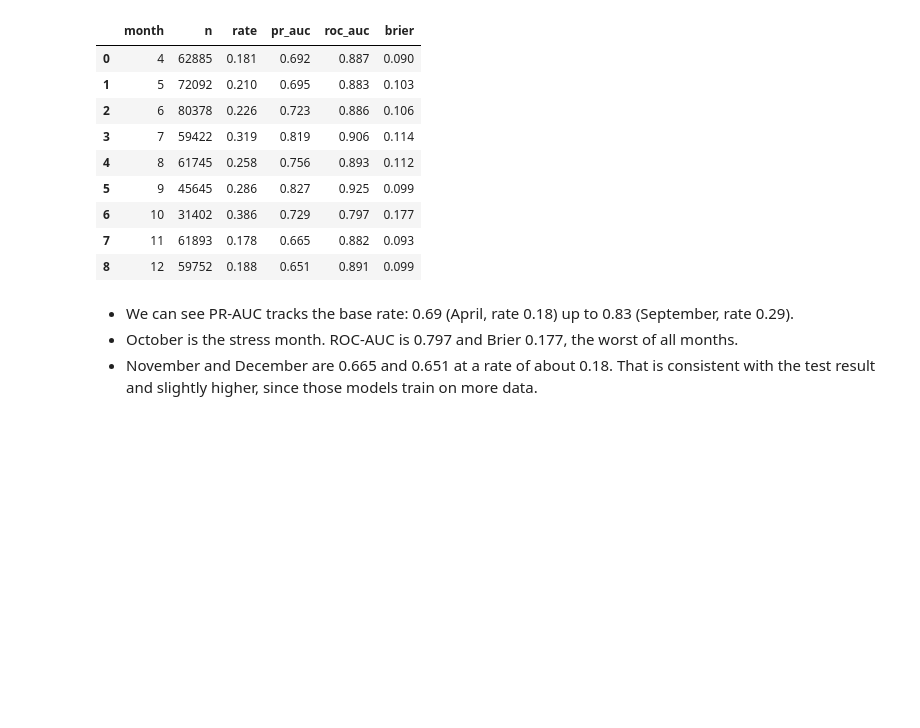
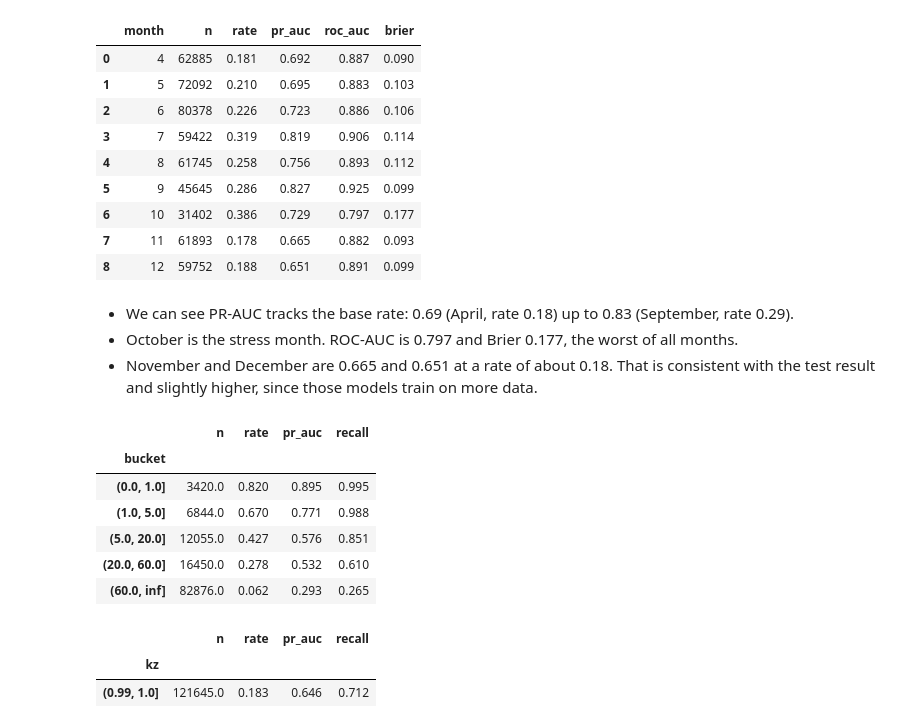
Before and after one commit to alecpblevins/ARM_Cloud_Modeling, a Jupyter notebook: notebooks/09_modeling.ipynb, the cells around one changed output. Drawn from its saved outputs; the diff is of its cells as text; code cells hidden in the pictures; blank space fills up the shorter version.

```diff
--- a/notebooks/09_modeling.ipynb
+++ b/notebooks/09_modeling.ipynb
@@ -255,5 +277,25 @@ display(pd.DataFrame(res).round(3))
 - We can see PR-AUC tracks the base rate: 0.69 (April, rate 0.18) up to 0.83 (September, rate 0.29).
 - October is the stress month. ROC-AUC is 0.797 and Brier 0.177, the worst of all months.
 - November and December are 0.665 and 0.651 at a rate of about 0.18. That is consistent with the test result and slightly higher, since those models train on more data.
+# %%
+te2 = te.assign(p=p_te, bucket=pd.cut(te.run_length_min, [0, 1, 5, 20, 60, np.inf]), # categorize run length into buckets
+                kz=pd.cut(te.kazr_avail_frac, [-.01, .5, .99, 1.0])) # categorize kazr availability into buckets
+
+for col in ["bucket", "kz"]:
+    display(te2.groupby(col, observed=True).apply(
+        lambda d: pd.Series(dict(n=len(d), rate=d.y.mean(),
+                                 pr_auc=average_precision_score(d.y, d.p) if d.y.nunique() > 1 else np.nan, # compute PR-AUC only if there is more than one unique value in y
+                                 recall=((d.p >= thr) & (d.y == 1)).sum() / max(d.y.sum(), 1)))).round(3))
+# %% [output]
+|  | n | rate | pr_auc | recall |
+| bucket |  |  |  |  |
+| (0.0, 1.0] | 3420.0 | 0.820 | 0.895 | 0.995 |
+| (1.0, 5.0] | 6844.0 | 0.670 | 0.771 | 0.988 |
+| (5.0, 20.0] | 12055.0 | 0.427 | 0.576 | 0.851 |
+| (20.0, 60.0] | 16450.0 | 0.278 | 0.532 | 0.610 |
+| (60.0, inf] | 82876.0 | 0.062 | 0.293 | 0.265 |
+|  | n | rate | pr_auc | recall |
+| kz |  |  |  |  |
+| (0.99, 1.0] | 121645.0 | 0.183 | 0.646 | 0.712 |
 # %% [markdown]
 ## Interpretation
```
Also changed, not shown: parts of 5 cells of this notebook.
